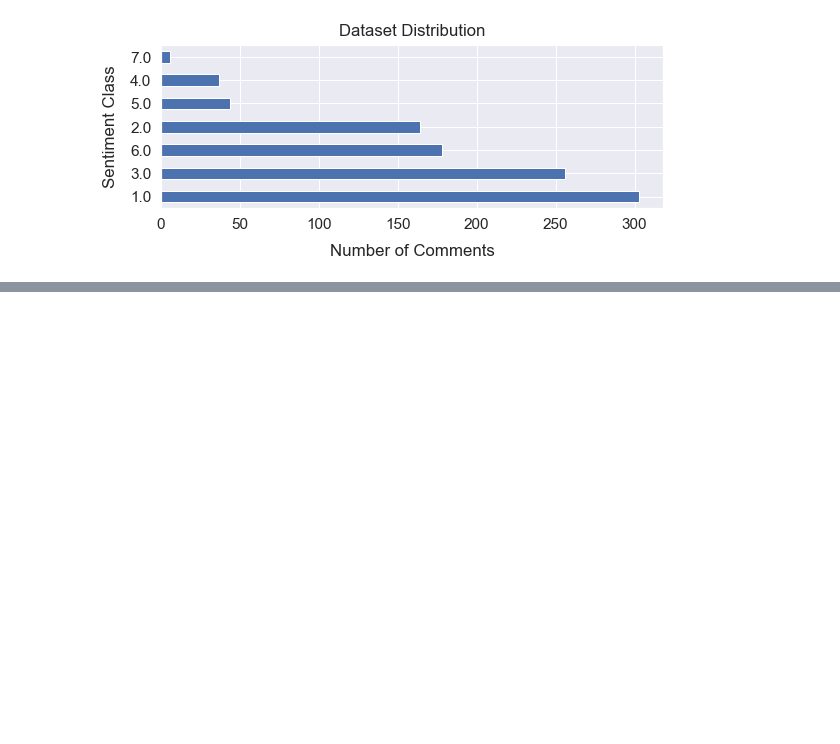
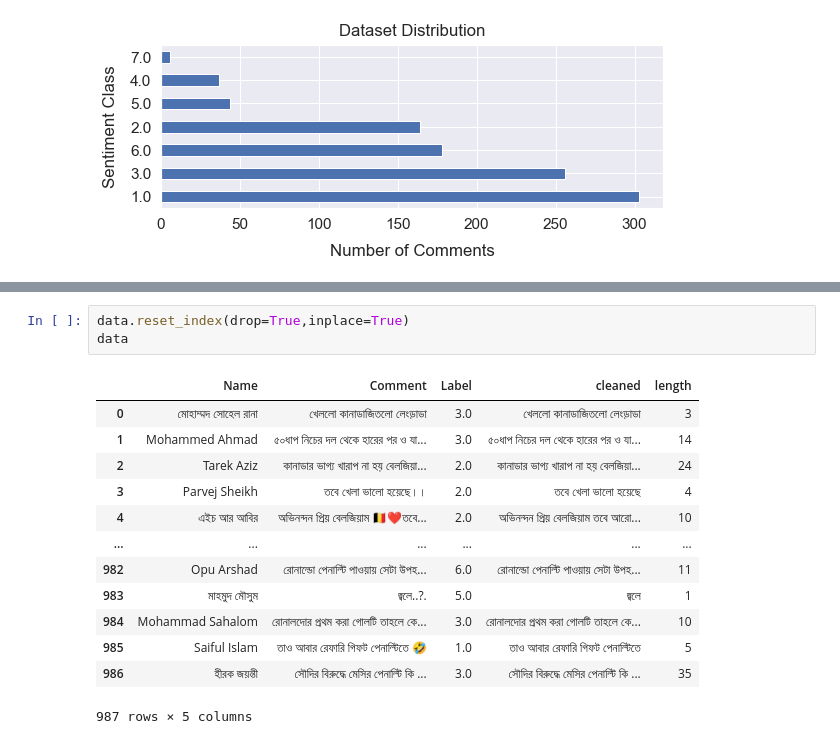
Before and after one commit to anikislam104/Sentiment_analysis_learning, a Jupyter notebook: merging_excels.ipynb, the cells around one changed output, grey strips where cells are left out. Cells and saved outputs as stored; diff of their text form; blank space fills up the shorter version.

```diff
--- a/merging_excels.ipynb
+++ b/merging_excels.ipynb
@@ -120,0 +208,17 @@ plt.title("Dataset Distribution", y=1.02);
+# %%
+data.reset_index(drop=True,inplace=True)
+data
+# %% [output]
+|  | Name | Comment | Label | cleaned | length |
+| 0 | মোহাম্মদ সোহেল রানা | খেললো কানাডাজিতলো লেংড়াডা | 3.0 | খেললো কানাডাজিতলো লেংড়াডা | 3 |
+| 1 | Mohammed Ahmad | ৫০ধাপ নিচের দল থেকে হারের পর ও যা... | 3.0 | ৫০ধাপ নিচের দল থেকে হারের পর ও যা... | 14 |
+| 2 | Tarek Aziz | কানাডার ভাগ্য খারাপ না হয় বেলজিয়া... | 2.0 | কানাডার ভাগ্য খারাপ না হয় বেলজিয়া... | 24 |
+| 3 | Parvej Sheikh | তবে খেলা ভালো হয়েছে।। | 2.0 | তবে খেলা ভালো হয়েছে | 4 |
+| 4 | এইচ আর আবির | অভিনন্দন প্রিয় বেলজিয়াম 🇧🇪❤️তবে... | 2.0 | অভিনন্দন প্রিয় বেলজিয়াম তবে আরো... | 10 |
+| ... | ... | ... | ... | ... | ... |
+| 982 | Opu Arshad | রোনাল্ডো পেনাল্টি পাওয়ায় সেটা উপহ... | 6.0 | রোনাল্ডো পেনাল্টি পাওয়ায় সেটা উপহ... | 11 |
+| 983 | মাহমুদ মৌসুম | জ্বলে..?. | 5.0 | জ্বলে | 1 |
+| 984 | Mohammad Sahalom | রোনালদোর প্রথম করা গোলটি তাহলে কে... | 3.0 | রোনালদোর প্রথম করা গোলটি তাহলে কে... | 10 |
+| 985 | Saiful Islam | তাও আবার রেফারি গিফট পেনাল্টিতে 🤣 | 1.0 | তাও আবার রেফারি গিফট পেনাল্টিতে | 5 |
+| 986 | হীরক জয়ন্তী | সৌদির বিরুদ্ধে মেসির পেনাল্টি কি ... | 3.0 | সৌদির বিরুদ্ধে মেসির পেনাল্টি কি ... | 35 |
+987 rows × 5 columns
```
Also changed, not shown: parts of 13 cells of this notebook.
